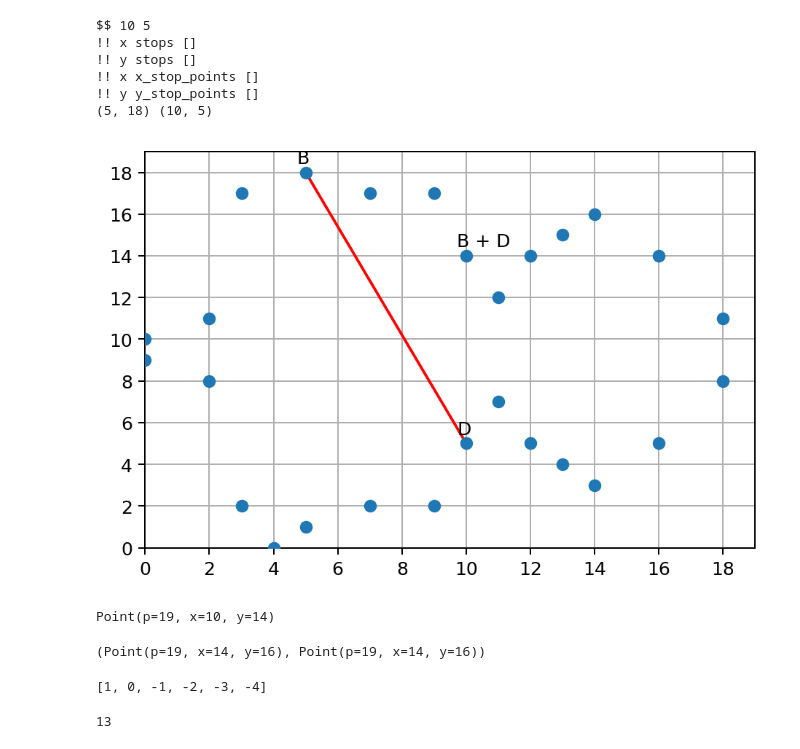
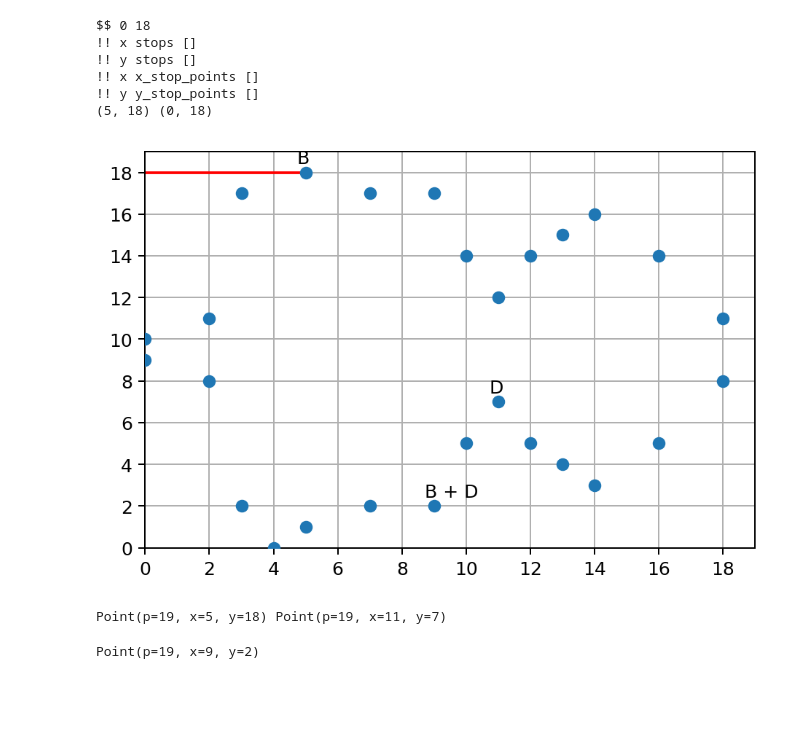
Before and after one commit to fangpenlin/elliptic-curve-explained, a Jupyter notebook: elliptic-curve-on-finite-field.ipynb, the cells around one changed output. Drawn from its saved outputs; the diff is of its cells as text; code cells hidden in the pictures; blank space fills up the shorter version.

```diff
--- a/elliptic-curve-on-finite-field.ipynb
+++ b/elliptic-curve-on-finite-field.ipynb
@@ -71,7 +71,8 @@ class Point:
         dy = other.y - self.y
         if dx == 0:
             return Point()
-        slope = dy * inverse_of(dx, self.p)
+        slope = (dy * inverse_of(dx, self.p)) % self.p
+
         x = (slope ** 2) - self.x - other.x
         y = slope * x + (self.y - slope * self.x)
         x %= self.p
@@ -239,17 +240,28 @@ def plot_distinct_point_curve(p0, p1, p0_annotation, p1_annotation, third_point_
     dx = int(dx / dx_dy_gcd)
     dy = int(dy / dx_dy_gcd)
 
-    cx = p0.x
-    cy = p0.y
-
+    current_increasing_x = p0.x
+    current_increasing_y = p0.y
+    current_decreasing_x = p1.x
+    current_decreasing_y = p1.y
     p2_flip = -p2.y % P
 
-    while (cx % P) != p2.x or (cy % P) != p2_flip:
-        cx += dx
-        cy += dy
+    while True:
+        current_increasing_x += dx
+        current_increasing_x += dy
+        if (current_increasing_x % P) == p2.x and (current_increasing_y % P) == p2_flip:
+            line_stop = (current_increasing_x, current_increasing_y)
+            line_start = (p0.x, p0.y)
+            break
+        current_decreasing_x -= dx
+        current_decreasing_y -= dy
+        if (current_decreasing_x % P) == p2.x and (current_decreasing_y % P) == p2_flip:
+            line_stop = (current_decreasing_x, current_decreasing_y)
+            line_start = (p1.x, p0.1)
+            break
 
     print("$$", cx, cy)
-    line_points = list(wrap_line_segments((p0.x, p0.y), (cx, cy)))
+    line_points = list(wrap_line_segments(line_start, line_stop))
 
     for line_point0, line_point1 in line_points:
         print(line_point0, line_point1)
@@ -312,29 +318,19 @@ $$ 18 122
 Point(p=19, x=18, y=11)
 # %%
-d = Point(p=19, x=10, y=5)
+d = Point(p=19, x=11, y=7)
 plot_distinct_point_curve(
     b, d,
     'B', 'D', '', 'B + D'
 )
+print(b, d)
 b + d
 # %% [output]
-$$ 10 5
+$$ 0 18
 !! x stops []
 !! y stops []
 !! x x_stop_points []
 !! y y_stop_points []
-(5, 18) (10, 5)
+(5, 18) (0, 18)
-[figure, old version]
+[figure, new version]
-Point(p=19, x=10, y=14)
+Point(p=19, x=5, y=18) Point(p=19, x=11, y=7)
+Point(p=19, x=9, y=2)
-# %%
-(a + b) + c, a + (b + c)
-# %% [output]
-(Point(p=19, x=14, y=16), Point(p=19, x=14, y=16))
-# %%
-list(range(1, -5, -1))
-# %% [output]
-[1, 0, -1, -2, -3, -4]
-# %%
-70 % 19
-# %% [output]
-13
```
Also changed, not shown: parts of 1 cell of this notebook.
